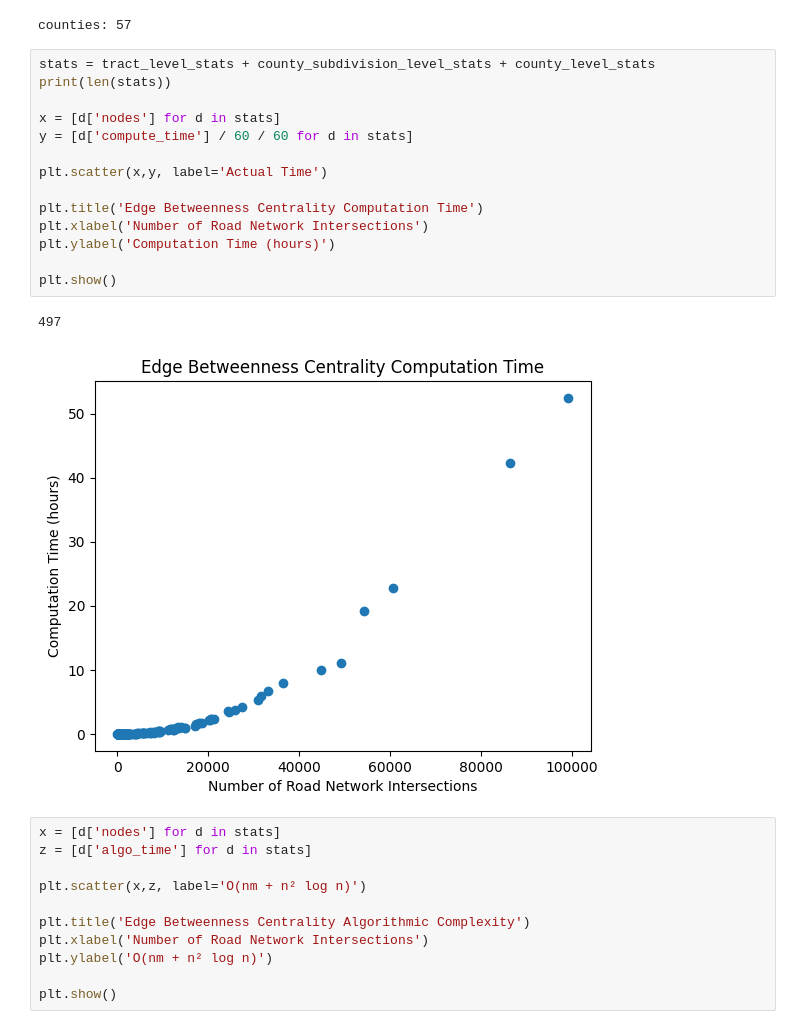
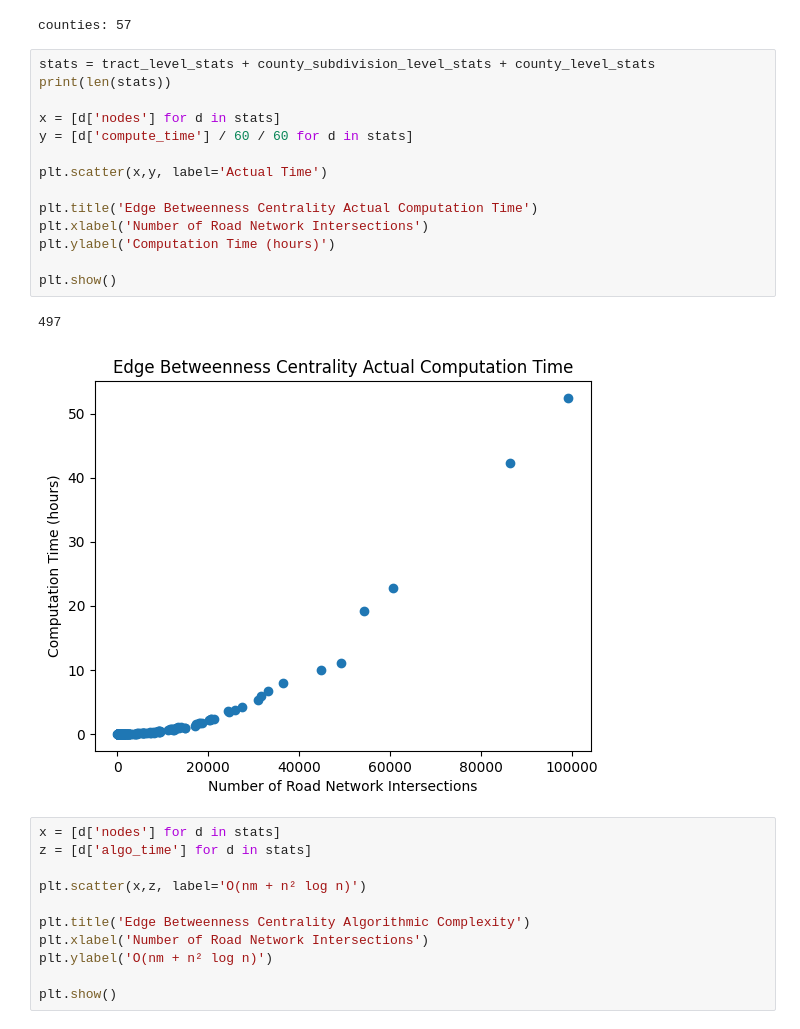
Before and after one commit to availabs/avail-transportation-resiliency-metrics, a Jupyter notebook: processing/networkx_edge_betweenness_centrality/create_nysdot_region_1_report/computational_complexity.ipynb, the cells around one changed output. Cells and saved outputs as stored; diff of their text form.

Commit message:
Computational Complexity Jupyter Notebook

```diff
--- a/processing/networkx_edge_betweenness_centrality/create_nysdot_region_1_report/computational_complexity.ipynb
+++ b/processing/networkx_edge_betweenness_centrality/create_nysdot_region_1_report/computational_complexity.ipynb
@@ -109,20 +109,20 @@ counties: 57
 # %%
 stats = tract_level_stats + county_subdivision_level_stats + county_level_stats
 print(len(stats))
 
 x = [d['nodes'] for d in stats]
 y = [d['compute_time'] / 60 / 60 for d in stats]
 
 plt.scatter(x,y, label='Actual Time')
 
-plt.title('Edge Betweenness Centrality Computation Time')
+plt.title('Edge Betweenness Centrality Actual Computation Time')
 plt.xlabel('Number of Road Network Intersections')
 plt.ylabel('Computation Time (hours)')
 
 plt.show()
 # %% [output]
 497
-[figure, old version]
+[figure, new version]
 # %%
 x = [d['nodes'] for d in stats]
 z = [d['algo_time'] for d in stats]
```
